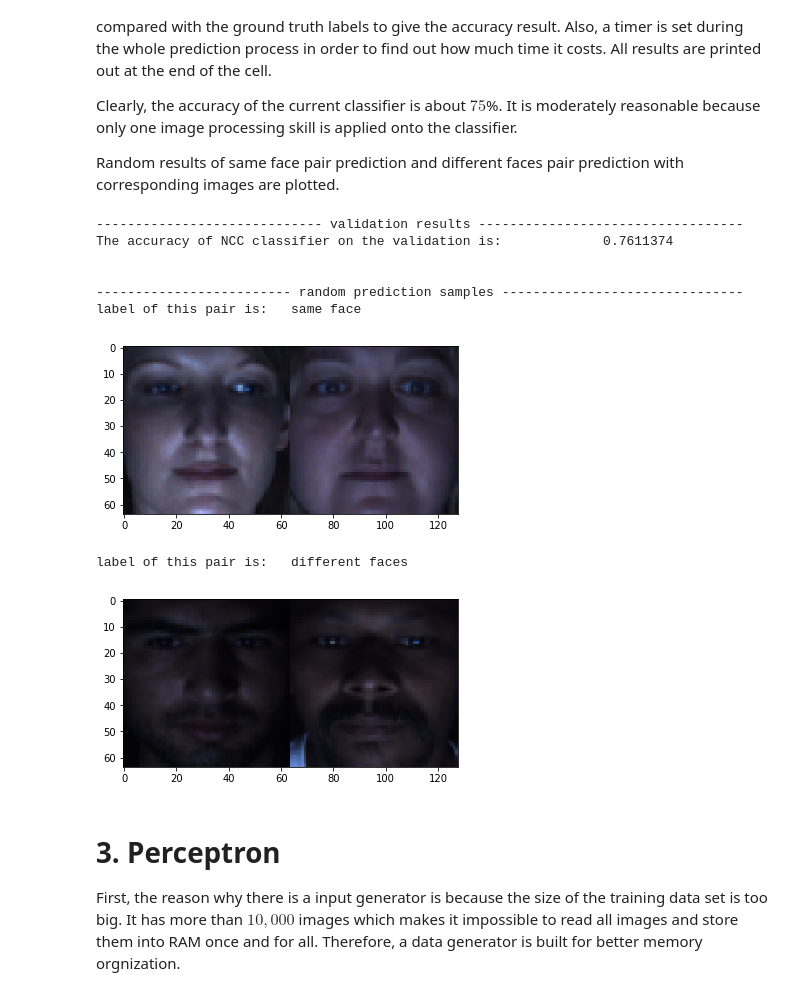
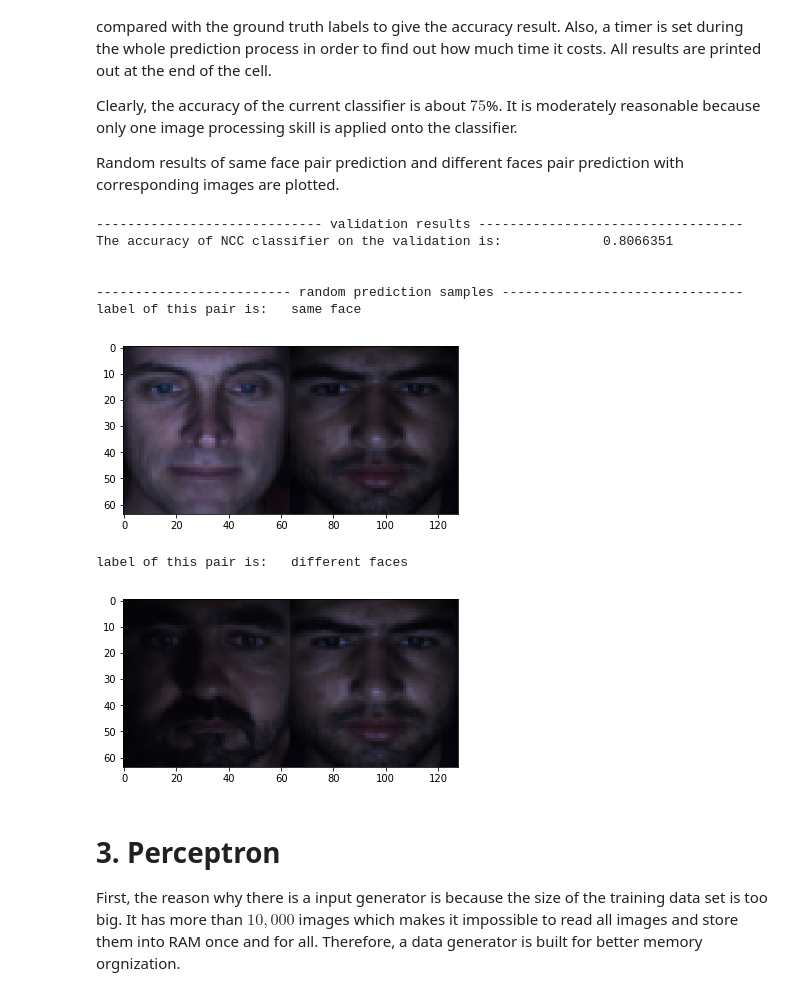
Before and after one commit to ZhangAoCanada/CSI5139F_Assignments, a Jupyter notebook: assignment2/Assignment2.ipynb, the cells around one changed output. Saved outputs shown, nothing was run; the diff lists cells and outputs as text; code cells hidden in the pictures.

```diff
--- a/assignment2/Assignment2.ipynb
+++ b/assignment2/Assignment2.ipynb
@@ -384,10 +386,8 @@ def NCCClassifier(img1, img2, NCC_threshold = 0.6):
     score = NormalizedCrossCorrelation(img1, img2)
     if score >= NCC_threshold:
         pred = 1
-#         pred = [1, 0]
     else:
         pred = 0
-#         pred = [0, 1]
     return pred
 
 def AccuracyCalculation(pred, label):
@@ -396,7 +396,6 @@ def AccuracyCalculation(pred, label):
         Find out the accuracy reasults on the validation set
     """
     results_masks = np.equal(pred, label).astype(np.float32)
-#     results_masks = np.equal(pred[:, 0], label[:, 0]).astype(np.float32)
     accuracy = np.mean(results_masks)
     return accuracy
 
@@ -429,42 +428,41 @@ def ShowRandomPair(img_concats, preds, sample_same_face = True):
         target = 0
         label_show = "different faces"
     imgs_select = img_concats[preds == target]
-#     imgs_select = img_concats[preds[:, 0] == target[0]]
     random_ind = np.random.randint(len(imgs_select))
     imgs = imgs_select[random_ind]
     imgs = np.reshape(imgs, (128, 64, -1))
     w = imgs.shape[0] // 2
     img1 = imgs[:w, ...]
     img2 = imgs[w:, ...]
     display_imgs = np.concatenate([img1, img2], axis = 1)
     print("label of this pair is: \t", label_show)
     plt.imshow(display_imgs)
     plt.show()
 
 # setting threshold for same faces
-NCC_threshold = 0.6
+NCC_threshold = 0.65
 # get the predictions of NCC classifier
 classifier_predictions = NCCClassifierOnSet(valid_inputs, NCC_threshold)
 # get the accuracy on the validation set
 classifier_validation_accuracy = AccuracyCalculation(classifier_predictions, valid_outputs)
 
 print("----------------------------- validation results ----------------------------------")
 print("The accuracy of NCC classifier on the validation is: \t\t", classifier_validation_accuracy)
 
 print("\n")
 print("------------------------- random prediction samples -------------------------------")
 ShowRandomPair(valid_inputs, classifier_predictions, True)
 ShowRandomPair(valid_inputs, classifier_predictions, False)
 # %% [output]
 ----------------------------- validation results ----------------------------------
-The accuracy of NCC classifier on the validation is:             0.7611374
+The accuracy of NCC classifier on the validation is:             0.8066351
 
 
 ------------------------- random prediction samples -------------------------------
 label of this pair is:   same face
-[figure, old version]
+[figure, new version]
 label of this pair is:   different faces
-[figure, old version]
+[figure, new version]
 # %% [markdown]
 <a id='perceptron'></a>
 
```
Also changed, not shown: parts of 12 cells of this notebook.
